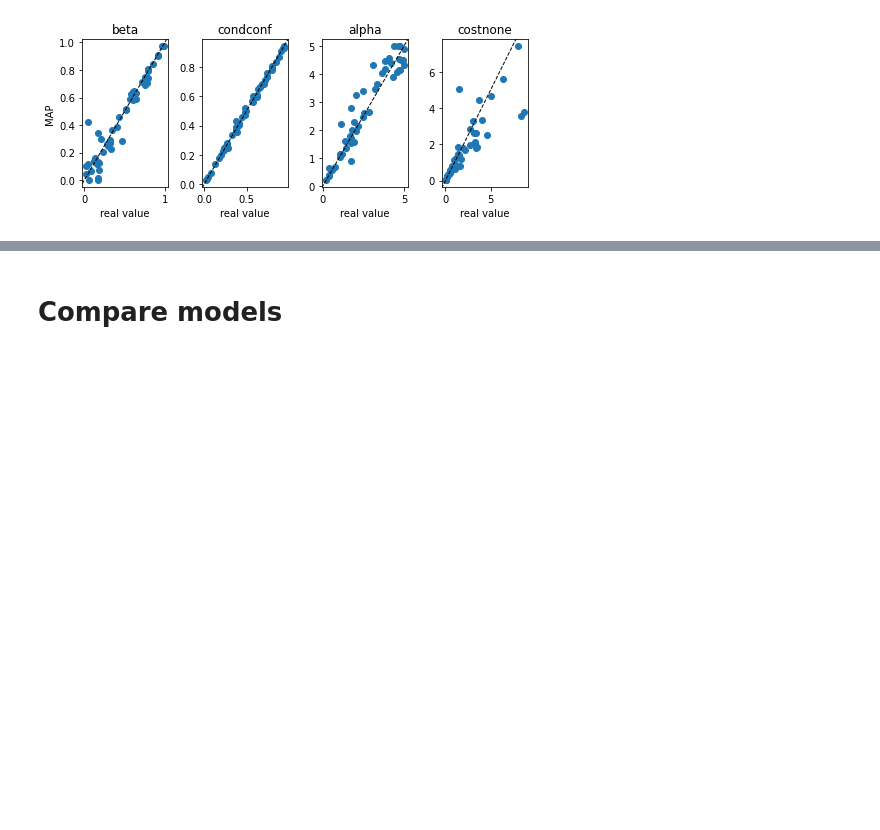
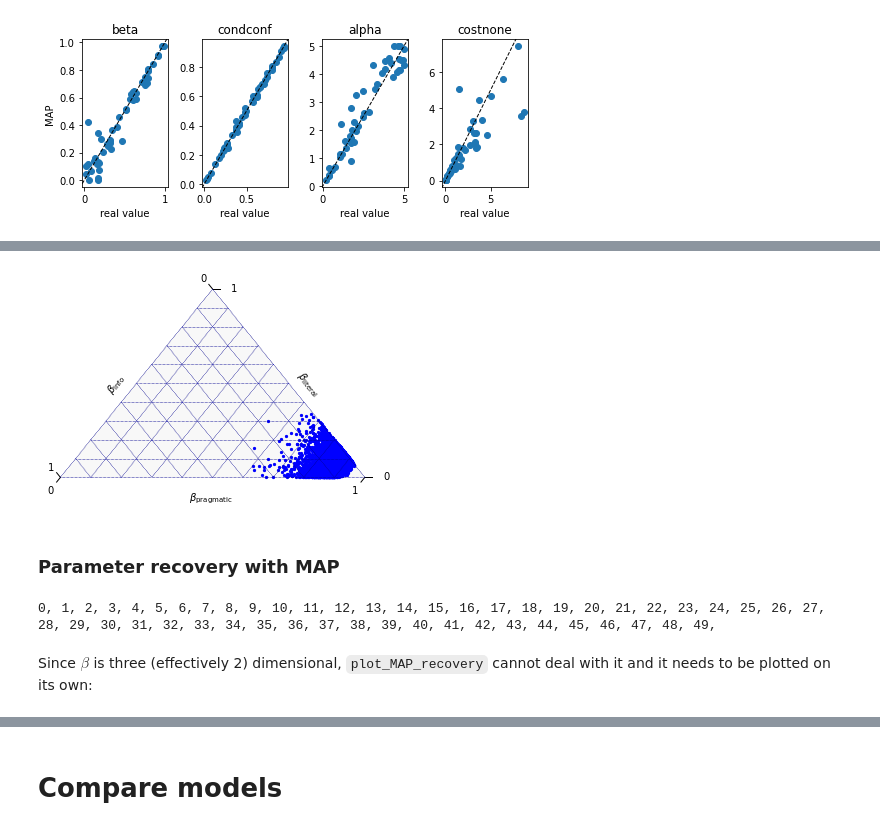
Before and after one commit to HeningWang/argumentative_language, a Jupyter notebook: explorative.ipynb, the cells around one changed output, grey strips where cells are left out. Drawn from its saved outputs; the diff is of its cells as text; code cells hidden in the pictures; blank space fills up the shorter version.

```diff
--- a/explorative.ipynb
+++ b/explorative.ipynb
@@ -2532,0 +2948,23 @@ plot_MAP_recovery(prior_pd_pragargstrength, recovered_pragargstrength)
+# %%
+fig, tax = ternary.figure()
+tax.scatter(
+    points,
+    color='blue',
+    s=5
+)
+
+tax.ticks(axis='lbr', linewidth=1, offset=0.025)
+
+fontsize = 10
+tax.left_axis_label(r"$\beta_{\mathrm{info}}$", fontsize=fontsize)
+tax.right_axis_label(r"$\beta_{\mathrm{literal}}$", fontsize=fontsize)
+tax.bottom_axis_label(r"$\beta_{\mathrm{pragmatic}}$", fontsize=fontsize)
+
+tax.gridlines(color="black", multiple=0.1)
+tax.gridlines(color="blue", multiple=0.1, linewidth=0.5)
+
+tax.clear_matplotlib_ticks()
+tax.get_axes().axis('off')
+ternary.plt.show()
+# %% [output]
+[figure, added]
@@ -2532,0 +2977,12 @@ plot_MAP_recovery(prior_pd_pragargstrength, recovered_pragargstrength)
+# %% [markdown]
+### Parameter recovery with MAP
+# %%
+prior_pd_mixture_argstrength, recovered_mixture_argstrength = parameter_recovery_MAP(
+    model_mixture_argstrength,
+    50,
+    data
+)
+# %% [output]
+0, 1, 2, 3, 4, 5, 6, 7, 8, 9, 10, 11, 12, 13, 14, 15, 16, 17, 18, 19, 20, 21, 22, 23, 24, 25, 26, 27, 28, 29, 30, 31, 32, 33, 34, 35, 36, 37, 38, 39, 40, 41, 42, 43, 44, 45, 46, 47, 48, 49,
+# %% [markdown]
+Since $\beta$ is three (effectively 2) dimensional, `plot_MAP_recovery` cannot deal with it and it needs to be plotted on its own:
```
Also changed, not shown: parts of 85 cells of this notebook.
